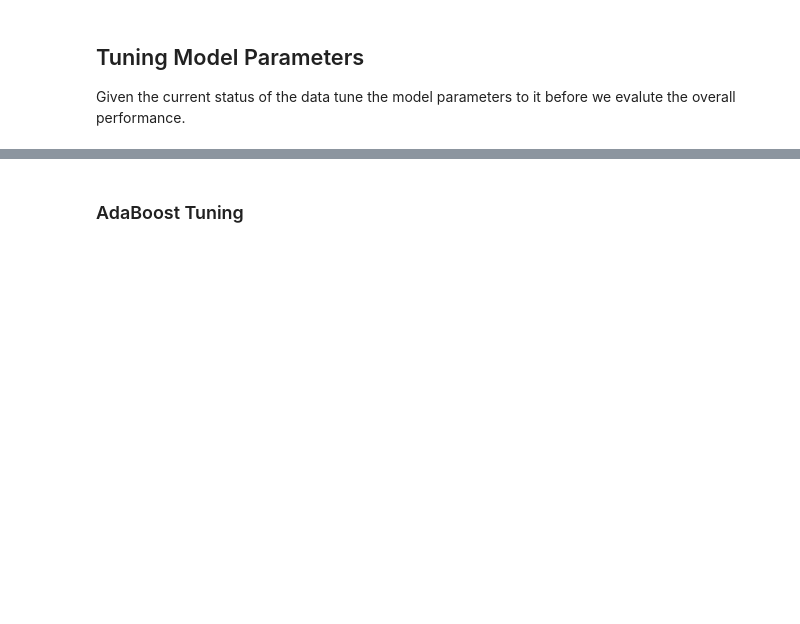
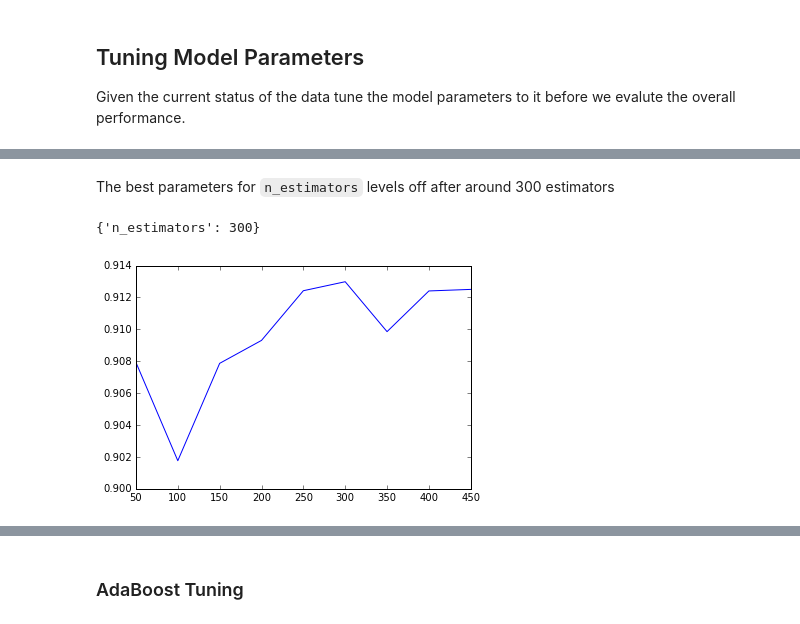
Before and after one commit to samueljackson92/SEM6420-machine-learning, a Jupyter notebook: src/Analysis.ipynb, the cells around one changed output, grey strips where cells are left out. Saved outputs shown, nothing was run; the diff lists cells and outputs as text; code cells hidden in the pictures; blank space fills up the shorter version.

````diff
--- a/src/Analysis.ipynb
+++ b/src/Analysis.ipynb
@@ -171,8 +177,10 @@ Given the current status of the data tune the model parameters to it before we e
 # %%
-param_grid = [
-  {'n_estimators': [100], 'max_features': [2, 3, 5, 7, 10], 'class_weight': ['balanced']},
- ]
+param_grid = {"max_depth": range(1, 20, 3),
+              "max_features": range(1, 20, 3),
+              "min_samples_split": range(1, 5),
+              "min_samples_leaf": range(1, 5),
+             }
 
-clf = grid_search.GridSearchCV(RandomForestClassifier(), param_grid, cv=skf, scoring='roc_auc')
-clf.fit(Xp, Yp)
-clf.best_params_
+rf = RandomForestClassifier(class_weight='balanced', n_estimators=50, random_state=50)
+rf_clf = grid_search.GridSearchCV(rf, param_grid, n_jobs=-1, cv=skf, scoring='roc_auc')
+rf_clf.fit(Xp, Yp)
@@ -180,0 +204,7 @@ clf.best_params_
+# %%
+param_grid = {"n_estimators": range(50, 500, 50)}
+const_params = {'max_features': 1, 'min_samples_split': 1, 'max_depth': 16, 'min_samples_leaf': 1}
+
+rf = RandomForestClassifier(class_weight='balanced', n_estimators=50, random_state=50, **const_params)
+rf_clf2 = grid_search.GridSearchCV(rf, param_grid, n_jobs=-1, cv=skf, scoring='roc_auc')
+rf_clf2.fit(Xp, Yp)
@@ -180,0 +222,8 @@ clf.best_params_
+# %% [markdown]
+The best parameters for ```n_estimators``` levels off after around 300 estimators
+# %%
+plt.plot([d[0]['n_estimators'] for d in rf_clf2.grid_scores_], [d[1] for d in rf_clf2.grid_scores_])
+print rf_clf2.best_params_
+# %% [output]
+{'n_estimators': 300}
+[figure, added]
````
Also changed, not shown: parts of 16 cells of this notebook.
